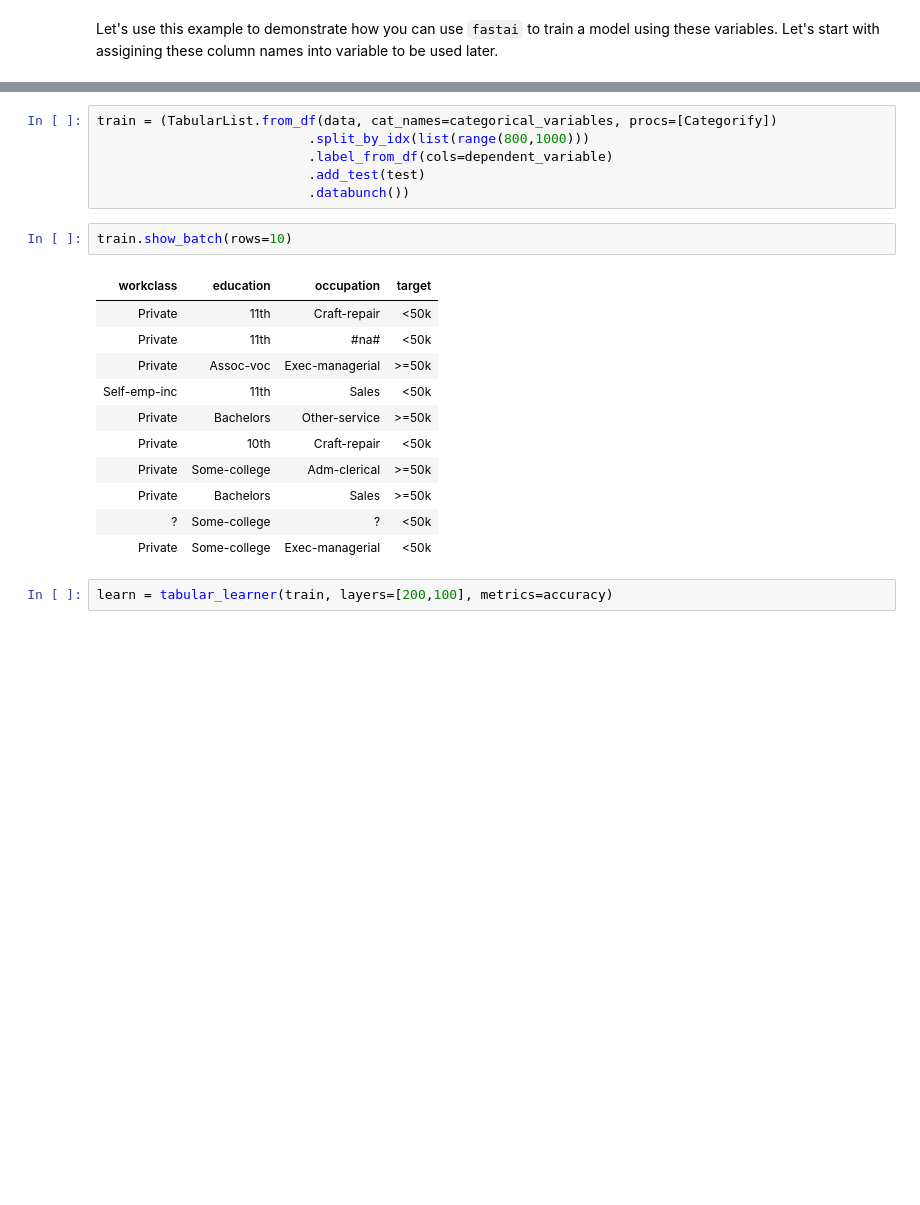
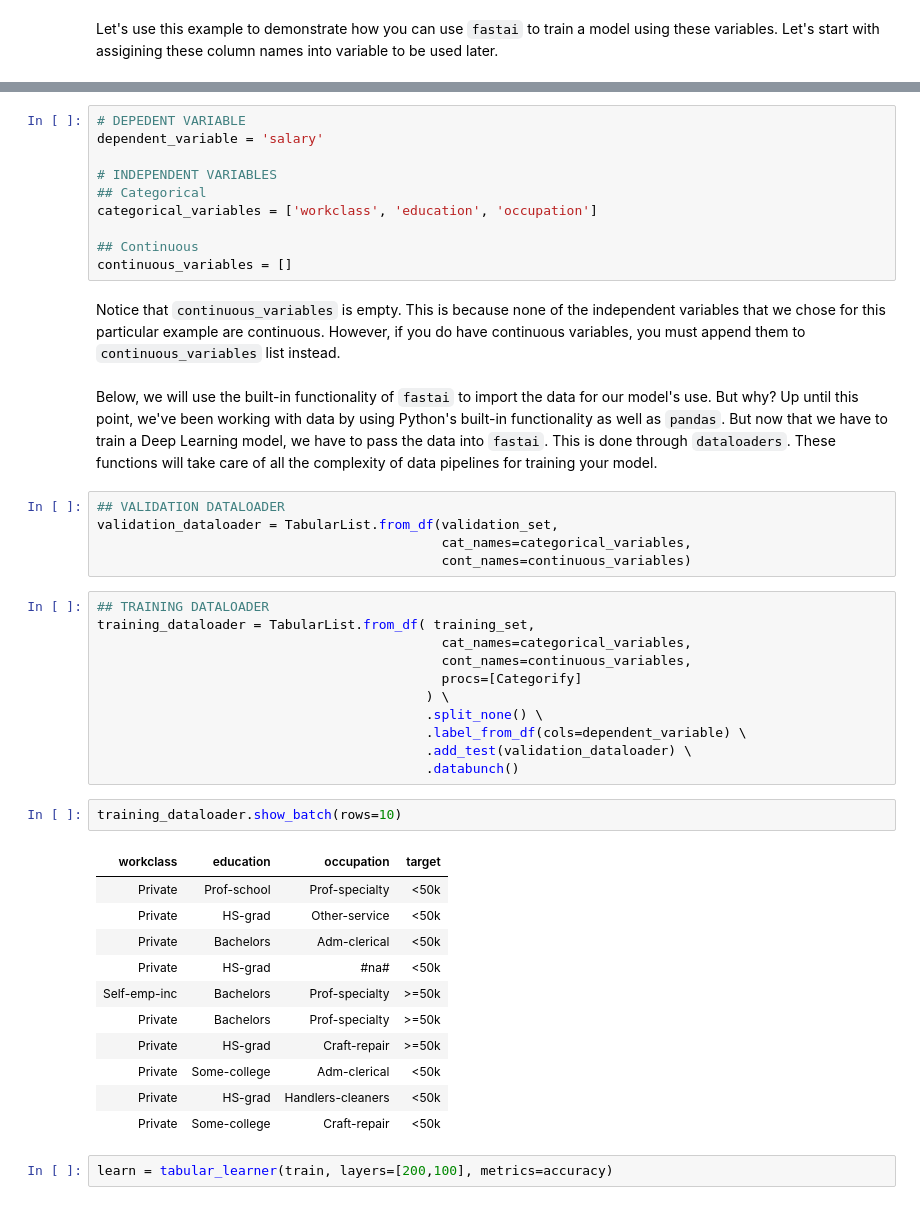
Before and after one commit to aryanfaghihi/ai-course, a Jupyter notebook: Tabular.ipynb, the cells around one changed output, grey strips where cells are left out. Drawn from its saved outputs; the diff is of its cells as text; blank space fills up the shorter version.

Commit message:
Finished Training Validation dataset as well as dataloader

```diff
--- a/Tabular.ipynb
+++ b/Tabular.ipynb
@@ -205,23 +211,47 @@ test = TabularList.from_df(data.iloc[800:1000].copy(), cat_names=categorical_var
+# %%
+# DEPEDENT VARIABLE
+dependent_variable = 'salary'
+
+# INDEPENDENT VARIABLES
+## Categorical
+categorical_variables = ['workclass', 'education', 'occupation']
+
+## Continuous
+continuous_variables = []
+# %% [markdown]
+Notice that `continuous_variables` is empty. This is because none of the independent variables that we chose for this particular example are continuous. However, if you do have continuous variables, you must append them to `continuous_variables` list instead.
+# %% [markdown]
+Below, we will use the built-in functionality of `fastai` to import the data for our model's use. But why? Up until this point, we've been working with data by using Python's built-in functionality as well as `pandas`. But now that we have to train a Deep Learning model, we have to pass the data into `fastai`. This is done through `dataloaders`. These functions will take care of all the complexity of data pipelines for training your model.
+# %%
+## VALIDATION DATALOADER
+validation_dataloader = TabularList.from_df(validation_set,
+                                            cat_names=categorical_variables,
+                                            cont_names=continuous_variables)
 # %%
-train = (TabularList.from_df(data, cat_names=categorical_variables, procs=[Categorify])
-                           .split_by_idx(list(range(800,1000)))
-                           .label_from_df(cols=dependent_variable)
-                           .add_test(test)
-                           .databunch())
+## TRAINING DATALOADER
+training_dataloader = TabularList.from_df( training_set,
+                                            cat_names=categorical_variables,
+                                            cont_names=continuous_variables,
+                                            procs=[Categorify]
+                                          ) \
+                                          .split_none() \
+                                          .label_from_df(cols=dependent_variable) \
+                                          .add_test(validation_dataloader) \
+                                          .databunch()
 # %%
-train.show_batch(rows=10)
+training_dataloader.show_batch(rows=10)
 # %% [output]
 | workclass | education | occupation | target |
-| Private | 11th | Craft-repair | <50k |
-| Private | 11th | #na# | <50k |
-| Private | Assoc-voc | Exec-managerial | >=50k |
-| Self-emp-inc | 11th | Sales | <50k |
-| Private | Bachelors | Other-service | >=50k |
-| Private | 10th | Craft-repair | <50k |
-| Private | Some-college | Adm-clerical | >=50k |
-| Private | Bachelors | Sales | >=50k |
-| ? | Some-college | ? | <50k |
-| Private | Some-college | Exec-managerial | <50k |
+| Private | Prof-school | Prof-specialty | <50k |
+| Private | HS-grad | Other-service | <50k |
+| Private | Bachelors | Adm-clerical | <50k |
+| Private | HS-grad | #na# | <50k |
+| Self-emp-inc | Bachelors | Prof-specialty | >=50k |
+| Private | Bachelors | Prof-specialty | >=50k |
+| Private | HS-grad | Craft-repair | >=50k |
+| Private | Some-college | Adm-clerical | <50k |
+| Private | HS-grad | Handlers-cleaners | <50k |
+| Private | Some-college | Craft-repair | <50k |
 # %%
 learn = tabular_learner(train, layers=[200,100], metrics=accuracy)
 # %%
```
Also changed, not shown: parts of 4 cells of this notebook.
